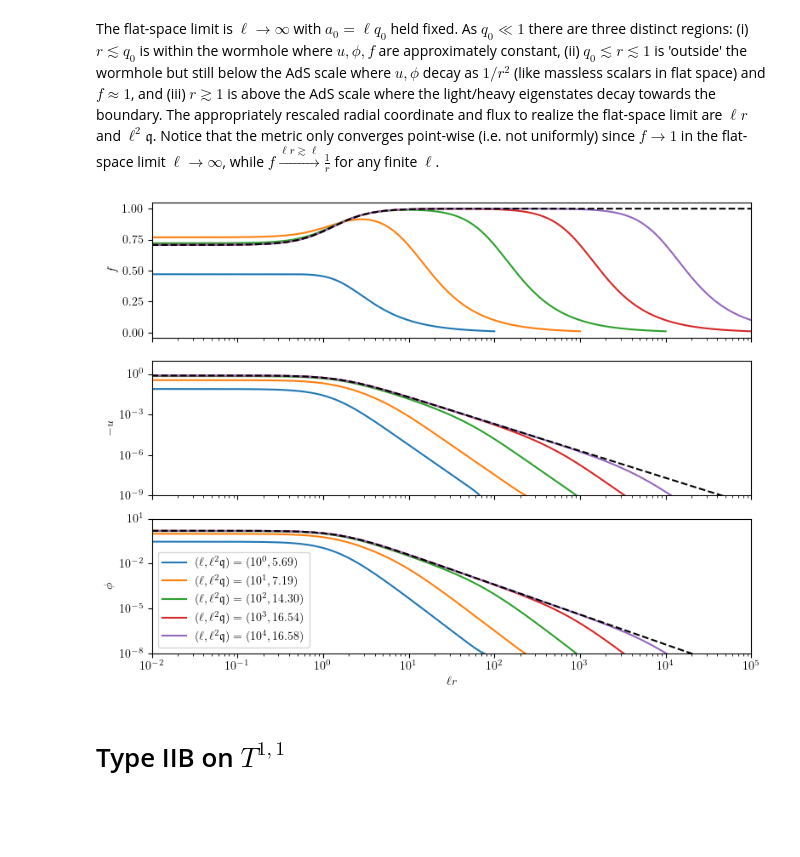
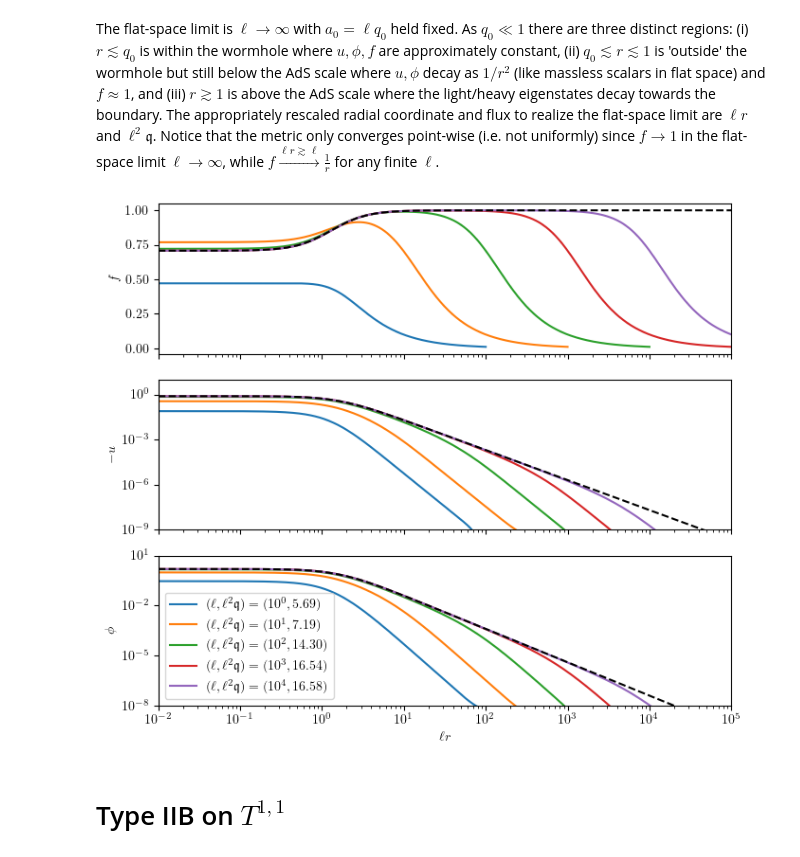
Before and after one commit to gloges/typeII-wormholes, a Jupyter notebook: wormholes.ipynb, the cells around one changed output. Saved outputs shown, nothing was run; the diff lists cells and outputs as text; code cells hidden in the pictures; blank space fills up the shorter version.

```diff
--- a/wormholes.ipynb
+++ b/wormholes.ipynb
@@ -389,14 +392,14 @@ The flat-space limit is $\ell\to\infty$ with $a_0=\ell q_0$ held fixed. As $q_0\
 a0 = 1
 powers = np.arange(0, 5, 1)
 
-fig, axes = plt.subplots(3, 1, figsize=(8,6), sharex=True)
+fig, axes = plt.subplots(3, 1, figsize=(7,6), sharex=True)
 
 for power in tqdm(powers):
     l = 10**power
     q0 = a0 / l
 
     rmax = min(100, 10**5 / l)
-    soln = wh.wormhole_S3S3(q0, rmax)
+    soln, value = wh.wormhole_S3S3(q0, rmax)
     r, f, u, ud, φ, φd, h, charge = soln
 
     axes[0].plot(l*r, f)
@@ -412,35 +415,35 @@ for power in tqdm(powers):
 rr = np.geomspace(10**-2, 10**5)
 a = wh.Q(rr, a0)
 ad = wh.Qd(rr, a0)
 
 ff = ad / np.sqrt(1 - (a0/a)**4)
 φφ = np.log(np.cos(np.sqrt(3)/2 * np.arctan(np.sqrt((a/a0)**4 - 1))) / np.cos(np.sqrt(3)*np.pi/4))
 
 axes[0].plot(rr, ff, '--k')
 axes[1].plot(rr, 0.5*φφ, '--k')
 axes[2].plot(rr, φφ, '--k')
 
 
 plt.xlim(10**-2, 10**5)
 plt.xscale('log')
 plt.xlabel('$\ell r$')
 
 axes[0].set_ylabel('$f$')
 
 axes[1].set_ylim(10**-9, 10)
 axes[1].set_yscale('log')
 axes[1].set_ylabel('$-u$')
 
 axes[2].set_ylim(10**-8, 10)
 axes[2].set_yscale('log')
 axes[2].set_ylabel('$\phi$')
 axes[2].legend()
 
 plt.tight_layout()
-# plt.savefig('images/S3S3_flat_limit.png', dpi=300)
+plt.savefig('images/S3S3_flat_limit.png', dpi=300)
 plt.show()
 # %% [output]
-[figure, old version]
+[figure, new version]
 # %% [markdown]
 # Type IIB on $T^{1,1}$
 # %% [markdown]
```
Also changed, not shown: parts of 5 cells of this notebook, 6 other files.
